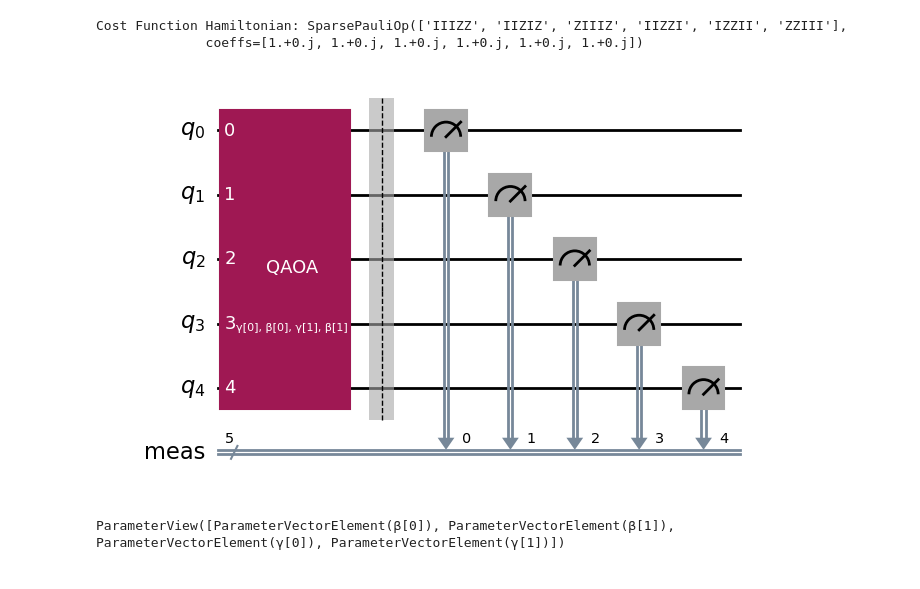
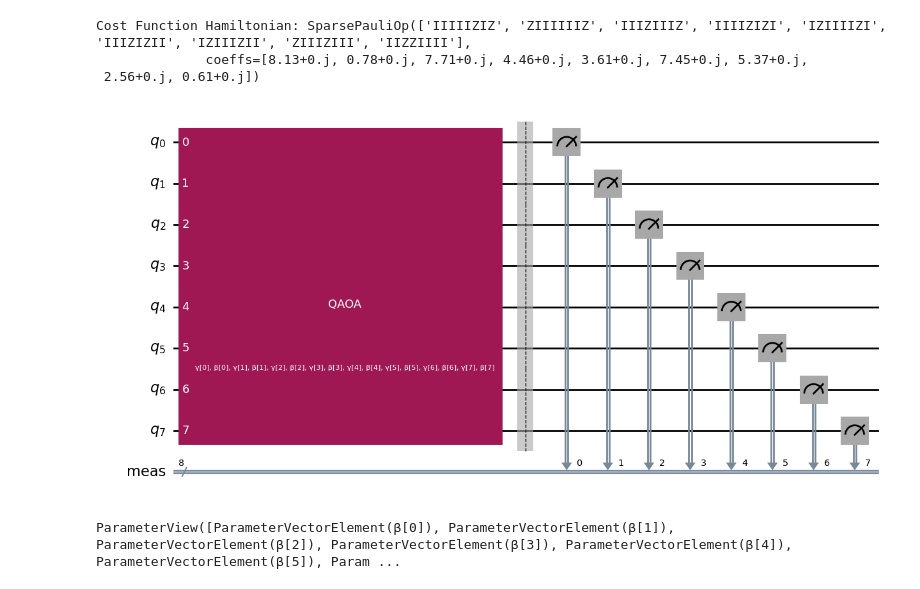
Before and after one commit to Huaiyuan-Jing/Quantum_Algorithm, a Jupyter notebook: QAOA.ipynb, the cells around one changed output. Drawn from its saved outputs; the diff is of its cells as text; code cells hidden in the pictures.

Commit message:
update QAOA parameters

```diff
--- a/QAOA.ipynb
+++ b/QAOA.ipynb
@@ -0,0 +1,28 @@
+# %%
+import networkx as nx
+import random
+import matplotlib.pyplot as plt
+
+n = 8
+
+graph = nx.Graph()
+
+graph.add_nodes_from(range(n))
+
+nodes = list(range(n))
+random.shuffle(nodes)
+
+for i in range(n - 1):
+    weight = round(random.uniform(0.1, 10.0), 2)
+    graph.add_edge(nodes[i], nodes[i + 1], weight=weight)
+
+num_extra_edges = random.randint(0, n)
+while len(graph.edges) < n + num_extra_edges:
+    u, v = random.sample(range(n), 2)
+    if not graph.has_edge(u, v):
+        weight = round(random.uniform(0.1, 10.0), 2)
+        graph.add_edge(u, v, weight=weight)
+
+nx.draw(graph, with_labels=True, node_size=300, font_size=8)
+plt.show()
+edge_list = [(u, v, data['weight']) for u, v, data in graph.edges(data=True)]
@@ -1,3 +31,3 @@
 # %%
-n = 5
-edge_list = [(0, 1, 1.0), (0, 2, 1.0), (0, 4, 1.0), (1, 2, 1.0), (2, 3, 1.0), (3, 4, 1.0)]
+# n = 5
+# edge_list = [(0, 1, 1.0), (0, 2, 1.0), (0, 4, 1.0), (1, 2, 1.0), (2, 3, 1.0), (3, 4, 1.0)]
@@ -14,21 +54,22 @@ def build_hamiltonian(n, edge_list):
 # %%
 print("Cost Function Hamiltonian:", build_hamiltonian(n, edge_list))
 # %% [output]
-Cost Function Hamiltonian: SparsePauliOp(['IIIZZ', 'IIZIZ', 'ZIIIZ', 'IIZZI', 'IZZII', 'ZZIII'],
-              coeffs=[1.+0.j, 1.+0.j, 1.+0.j, 1.+0.j, 1.+0.j, 1.+0.j])
+Cost Function Hamiltonian: SparsePauliOp(['IIIIIZIZ', 'ZIIIIIIZ', 'IIIZIIIZ', 'IIIIZIZI', 'IZIIIIZI', 'IIIZIZII', 'IZIIIZII', 'ZIIIZIII', 'IIZZIIII'],
+              coeffs=[8.13+0.j, 0.78+0.j, 7.71+0.j, 4.46+0.j, 3.61+0.j, 7.45+0.j, 5.37+0.j,
+ 2.56+0.j, 0.61+0.j])
 # %%
 from qiskit.circuit.library import QAOAAnsatz
-
-circuit = QAOAAnsatz(cost_operator=build_hamiltonian(n, edge_list), reps=2)
+repeat_time = 8
+circuit = QAOAAnsatz(cost_operator=build_hamiltonian(n, edge_list), reps=repeat_time)
 circuit.measure_all()
 
 circuit.draw('mpl')
 # %% [output]
-[figure, old version]
+[figure, new version]
 # %%
 circuit.parameters
 # %% [output]
-ParameterView([ParameterVectorElement(β[0]), ParameterVectorElement(β[1]), ParameterVectorElement(γ[0]), ParameterVectorElement(γ[1])])
+ParameterView([ParameterVectorElement(β[0]), ParameterVectorElement(β[1]), ParameterVectorElement(β[2]), ParameterVectorElement(β[3]), ParameterVectorElement(β[4]), ParameterVectorElement(β[5]), Param ...
 # %%
 from qiskit_ibm_runtime import QiskitRuntimeService
 from qiskit.transpiler.preset_passmanagers import generate_preset_pass_manager
```
Also changed, not shown: parts of 14 cells of this notebook.
